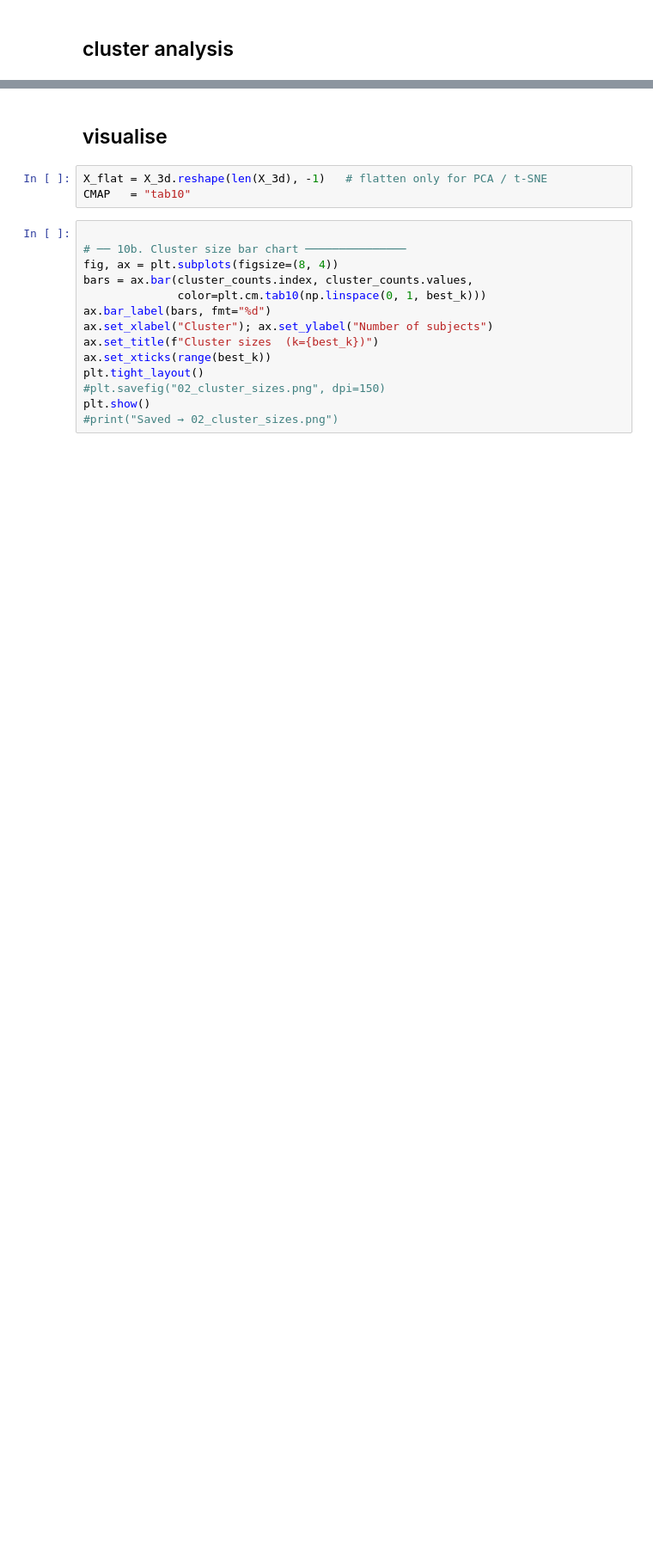
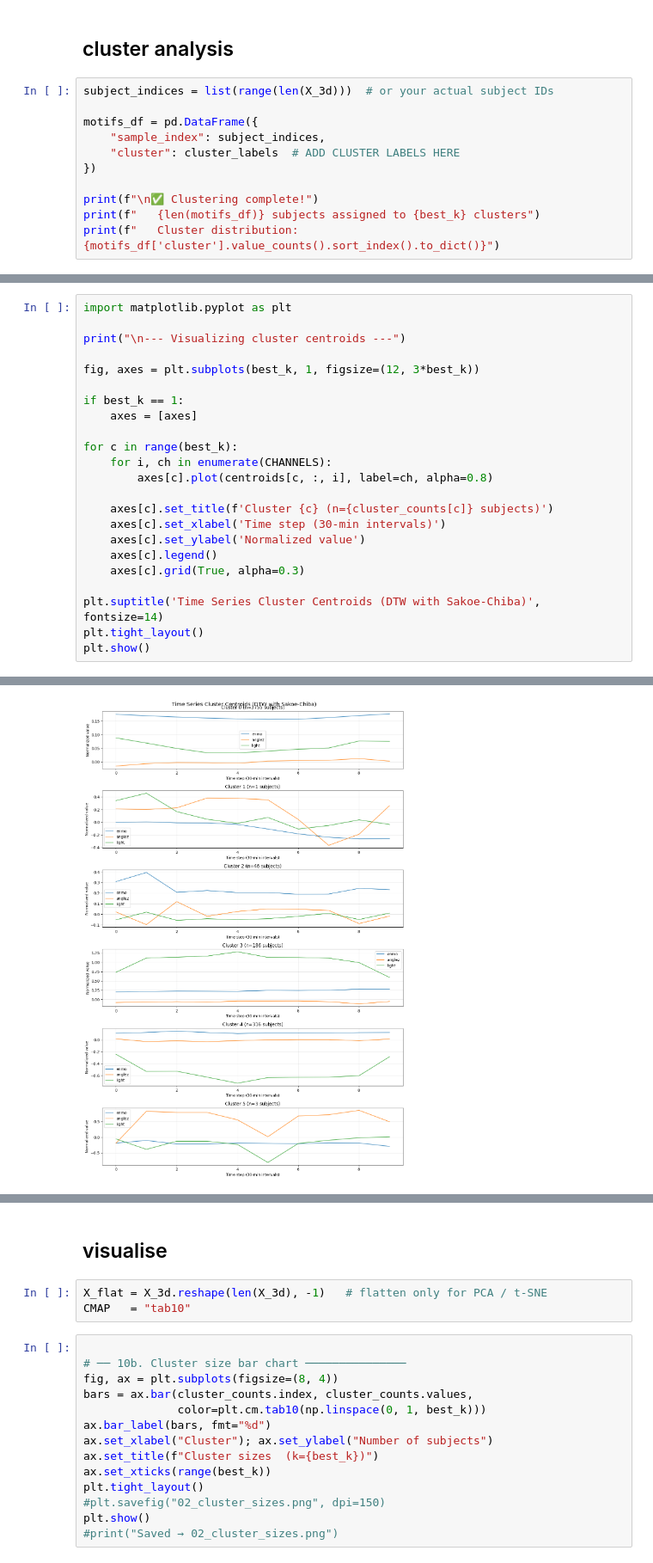
Before and after one commit to alicecalderini/DATAMINING_2-Project, a Jupyter notebook: 10. TIME SERIES/4.CLUSTERING.ipynb, the cells around one changed output, grey strips where cells are left out. Shown at 86% size. Saved outputs shown, nothing was run; the diff lists cells and outputs as text; blank space fills up the shorter version.

```diff
--- a/10. TIME SERIES/4.CLUSTERING.ipynb
+++ b/10. TIME SERIES/4.CLUSTERING.ipynb
@@ -273,2 +284,13 @@ cluster_labels = km_final.labels_
 # %% [markdown]
 ## cluster analysis
+# %%
+subject_indices = list(range(len(X_3d)))  # or your actual subject IDs
+
+motifs_df = pd.DataFrame({
+    "sample_index": subject_indices,
+    "cluster": cluster_labels  # ADD CLUSTER LABELS HERE
+})
+
+print(f"\n✅ Clustering complete!")
+print(f"   {len(motifs_df)} subjects assigned to {best_k} clusters")
+print(f"   Cluster distribution: {motifs_df['cluster'].value_counts().sort_index().to_dict()}")
@@ -274,0 +361,24 @@ cluster_labels = km_final.labels_
+# %%
+import matplotlib.pyplot as plt
+
+print("\n--- Visualizing cluster centroids ---")
+
+fig, axes = plt.subplots(best_k, 1, figsize=(12, 3*best_k))
+
+if best_k == 1:
+    axes = [axes]
+
+for c in range(best_k):
+    for i, ch in enumerate(CHANNELS):
+        axes[c].plot(centroids[c, :, i], label=ch, alpha=0.8)
+
+    axes[c].set_title(f'Cluster {c} (n={cluster_counts[c]} subjects)')
+    axes[c].set_xlabel('Time step (30-min intervals)')
+    axes[c].set_ylabel('Normalized value')
+    axes[c].legend()
+    axes[c].grid(True, alpha=0.3)
+
+plt.suptitle('Time Series Cluster Centroids (DTW with Sakoe-Chiba)', fontsize=14)
+plt.tight_layout()
+plt.show()
+# %% [output]
@@ -275,3 +386,4 @@ cluster_labels = km_final.labels_
+[figure, added]
 # %%
 print("\n" + "="*50)
 print("CLUSTER ANALYSIS")
```
Also changed, not shown: parts of 21 cells of this notebook, 7 other files.
